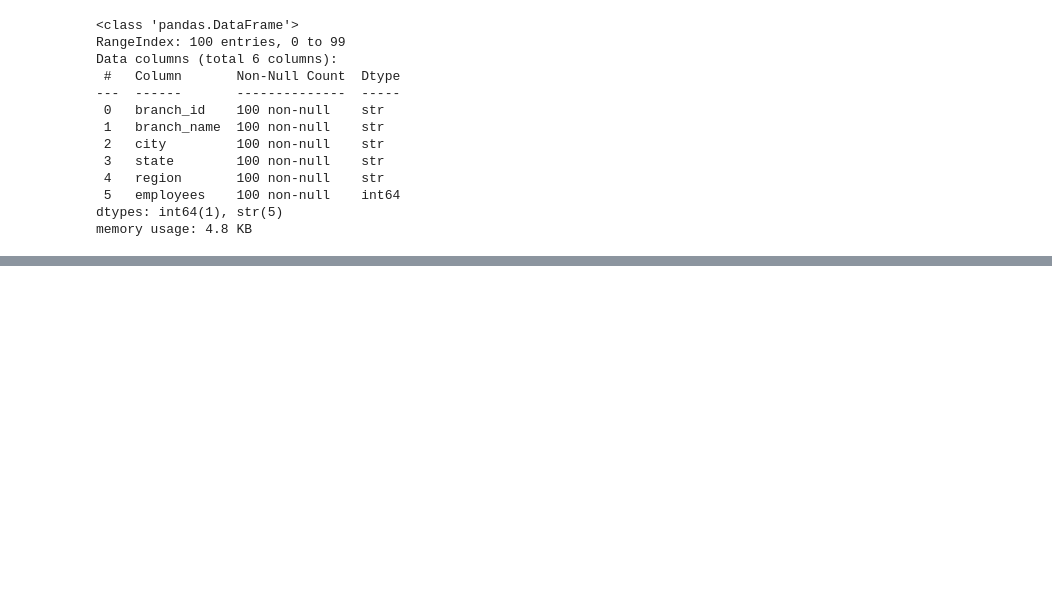
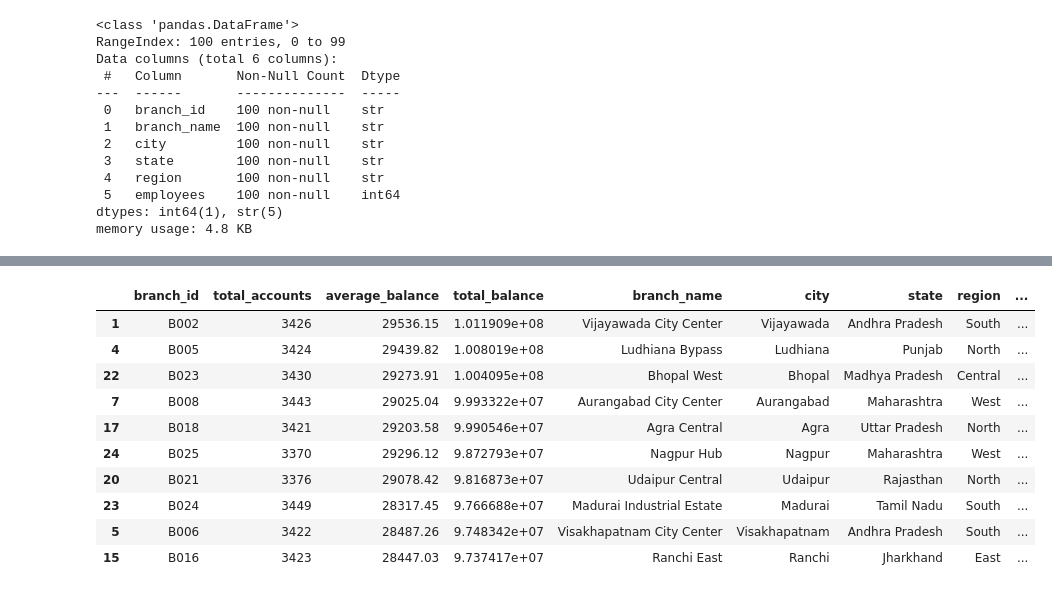
Before and after one commit to Gayatrik04/Banking-Customer-Risk-Analytics, a Jupyter notebook: notebook/05_EDA_Branches.ipynb, the cells around one changed output, grey strips where cells are left out. Saved outputs shown, nothing was run; the diff lists cells and outputs as text; code cells hidden in the pictures; blank space fills up the shorter version.

```diff
--- a/notebook/05_EDA_Branches.ipynb
+++ b/notebook/05_EDA_Branches.ipynb
@@ -219,0 +155,33 @@ Key takeaway: High-capacity operations are heavily clustered in East, North, and
+# %%
+accounts = pd.read_csv("../data/clean/accounts_clean.csv")
+
+branch_performance = accounts.groupby("branch_id").agg(
+    total_accounts=("account_id", "count"),
+    average_balance=("balance", "mean"),
+    total_balance=("balance", "sum")
+).reset_index()
+
+branch_performance = branch_performance.merge(
+    branches[["branch_id", "branch_name", "city", "state", "region", "employees"]],
+    on="branch_id",
+    how="left"
+)
+
+branch_performance["average_balance"] = branch_performance["average_balance"].round(2)
+branch_performance["total_balance"] = branch_performance["total_balance"].round(2)
+
+display(
+    branch_performance.sort_values("total_balance", ascending=False).head(10)
+)
+# %% [output]
+|  | branch_id | total_accounts | average_balance | total_balance | branch_name | city | state | region | ... |
+| 1 | B002 | 3426 | 29536.15 | 1.011909e+08 | Vijayawada City Center | Vijayawada | Andhra Pradesh | South | ... |
+| 4 | B005 | 3424 | 29439.82 | 1.008019e+08 | Ludhiana Bypass | Ludhiana | Punjab | North | ... |
+| 22 | B023 | 3430 | 29273.91 | 1.004095e+08 | Bhopal West | Bhopal | Madhya Pradesh | Central | ... |
+| 7 | B008 | 3443 | 29025.04 | 9.993322e+07 | Aurangabad City Center | Aurangabad | Maharashtra | West | ... |
+| 17 | B018 | 3421 | 29203.58 | 9.990546e+07 | Agra Central | Agra | Uttar Pradesh | North | ... |
+| 24 | B025 | 3370 | 29296.12 | 9.872793e+07 | Nagpur Hub | Nagpur | Maharashtra | West | ... |
+| 20 | B021 | 3376 | 29078.42 | 9.816873e+07 | Udaipur Central | Udaipur | Rajasthan | North | ... |
+| 23 | B024 | 3449 | 28317.45 | 9.766688e+07 | Madurai Industrial Estate | Madurai | Tamil Nadu | South | ... |
+| 5 | B006 | 3422 | 28487.26 | 9.748342e+07 | Visakhapatnam City Center | Visakhapatnam | Andhra Pradesh | South | ... |
+| 15 | B016 | 3423 | 28447.03 | 9.737417e+07 | Ranchi East | Ranchi | Jharkhand | East | ... |
```
Also changed, not shown: parts of 23 cells of this notebook, 25 other files.
